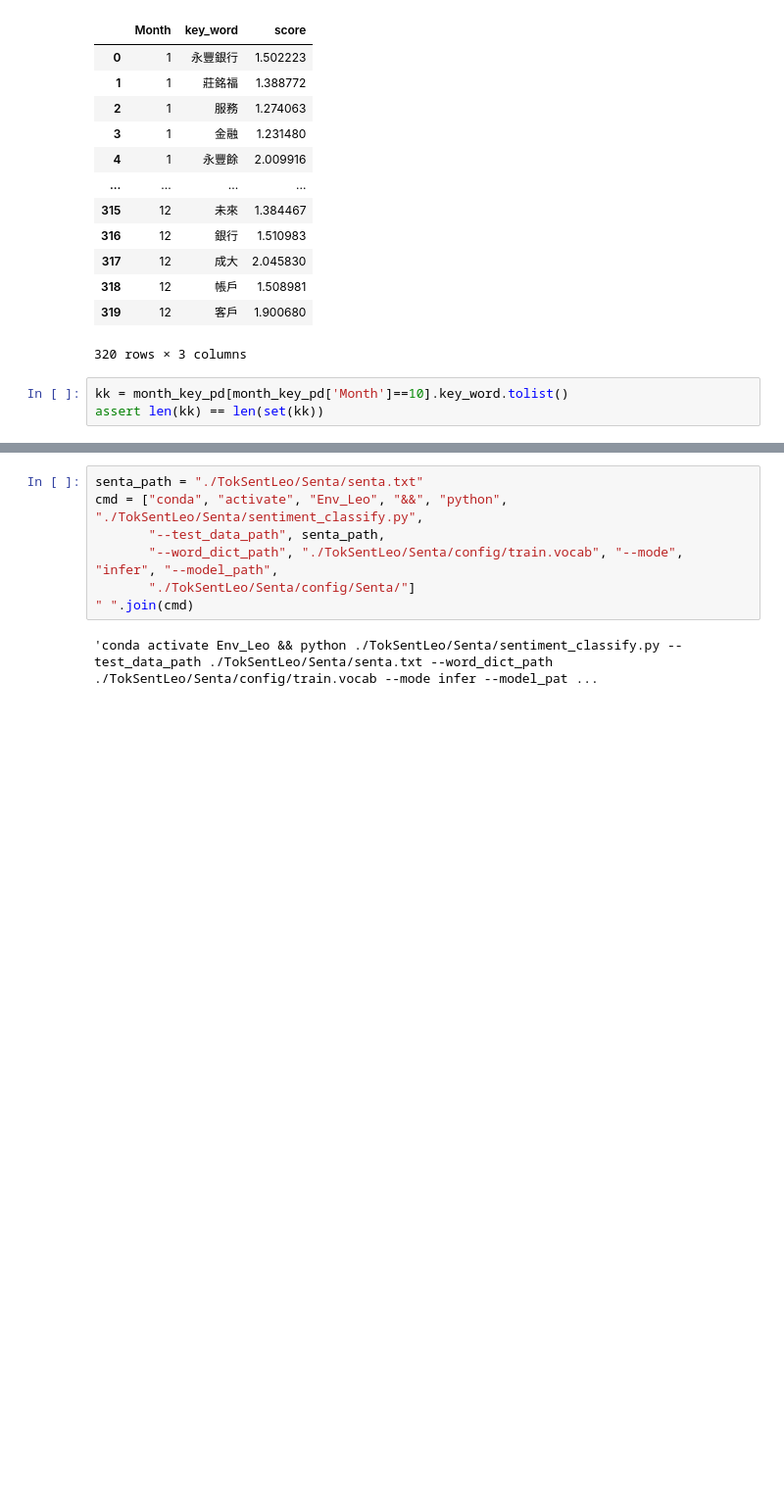
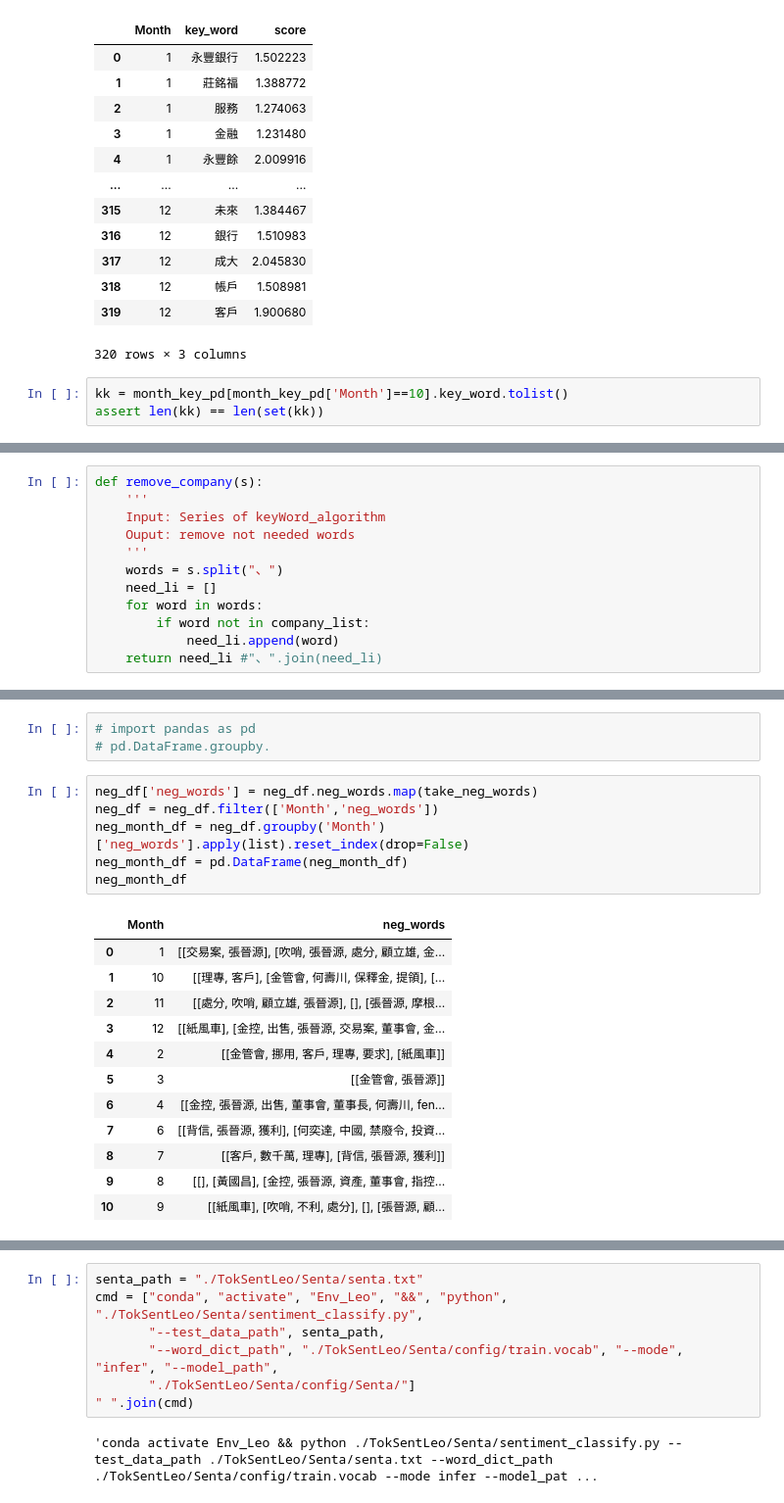
Before and after one commit to tychen5/BERT_chinese_LM_processing, a Jupyter notebook: src/Test.ipynb, the cells around one changed output, grey strips where cells are left out. Shown at 98% size. Saved outputs shown, nothing was run; the diff lists cells and outputs as text; blank space fills up the shorter version.

```diff
--- a/src/Test.ipynb
+++ b/src/Test.ipynb
@@ -277,0 +236,12 @@ four_algos
+# %%
+def remove_company(s):
+    '''
+    Input: Series of keyWord_algorithm
+    Ouput: remove not needed words
+    '''
+    words = s.split("、")
+    need_li = []
+    for word in words:
+        if word not in company_list:
+            need_li.append(word)
+    return need_li #"、".join(need_li)
@@ -277,0 +298,22 @@ four_algos
+# %%
+# import pandas as pd
+# pd.DataFrame.groupby.
+# %%
+neg_df['neg_words'] = neg_df.neg_words.map(take_neg_words)
+neg_df = neg_df.filter(['Month','neg_words'])
+neg_month_df = neg_df.groupby('Month')['neg_words'].apply(list).reset_index(drop=False)
+neg_month_df = pd.DataFrame(neg_month_df)
+neg_month_df
+# %% [output]
+|  | Month | neg_words |
+| 0 | 1 | [[交易案, 張晉源], [吹哨, 張晉源, 處分, 顧立雄, 金... |
+| 1 | 10 | [[理專, 客戶], [金管會, 何壽川, 保釋金, 提領], [... |
+| 2 | 11 | [[處分, 吹哨, 顧立雄, 張晉源], [], [張晉源, 摩根... |
+| 3 | 12 | [[紙風車], [金控, 出售, 張晉源, 交易案, 董事會, 金... |
+| 4 | 2 | [[金管會, 挪用, 客戶, 理專, 要求], [紙風車]] |
+| 5 | 3 | [[金管會, 張晉源]] |
+| 6 | 4 | [[金控, 張晉源, 出售, 董事會, 董事長, 何壽川, fen... |
+| 7 | 6 | [[背信, 張晉源, 獲利], [何奕達, 中國, 禁廢令, 投資... |
+| 8 | 7 | [[客戶, 數千萬, 理專], [背信, 張晉源, 獲利]] |
+| 9 | 8 | [[], [黃國昌], [金控, 張晉源, 資產, 董事會, 指控... |
+| 10 | 9 | [[紙風車], [吹哨, 不利, 處分], [], [張晉源, 顧... |
```
Also changed, not shown: parts of 13 cells of this notebook, 1 other file.
